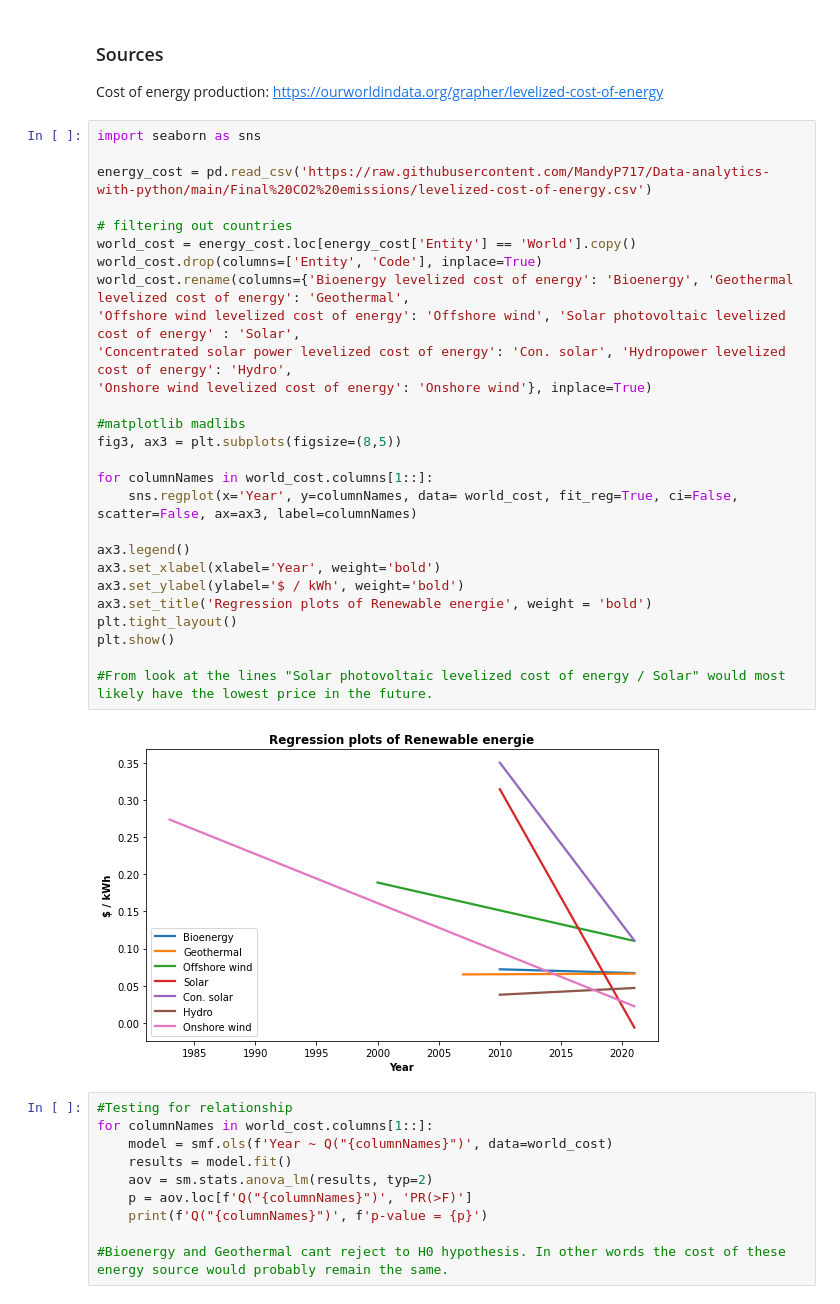
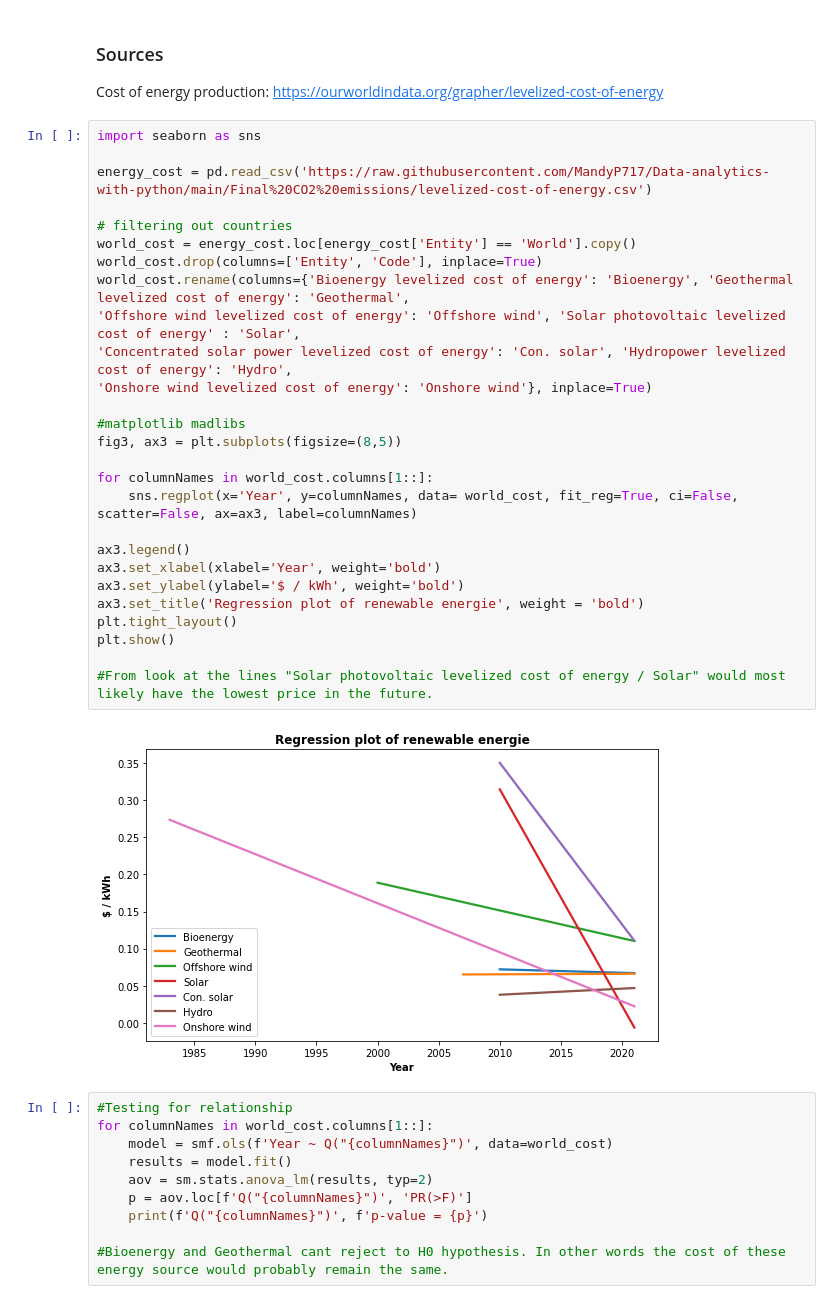
Before and after one commit to MandyP717/Data-analytics-with-python, a Jupyter notebook: Final CO2 emissions/Final assignment.ipynb, the cells around one changed output. Cells and saved outputs as stored; diff of their text form.

```diff
--- a/Final CO2 emissions/Final assignment.ipynb
+++ b/Final CO2 emissions/Final assignment.ipynb
@@ -221,32 +221,32 @@ Cost of energy production: https://ourworldindata.org/grapher/levelized-cost-of-
 # %%
 import seaborn as sns
 
 energy_cost = pd.read_csv('https://raw.githubusercontent.com/MandyP717/Data-analytics-with-python/main/Final%20CO2%20emissions/levelized-cost-of-energy.csv')
 
 # filtering out countries
 world_cost = energy_cost.loc[energy_cost['Entity'] == 'World'].copy()
 world_cost.drop(columns=['Entity', 'Code'], inplace=True)
 world_cost.rename(columns={'Bioenergy levelized cost of energy': 'Bioenergy', 'Geothermal levelized cost of energy': 'Geothermal',
 'Offshore wind levelized cost of energy': 'Offshore wind', 'Solar photovoltaic levelized cost of energy' : 'Solar',
 'Concentrated solar power levelized cost of energy': 'Con. solar', 'Hydropower levelized cost of energy': 'Hydro',
 'Onshore wind levelized cost of energy': 'Onshore wind'}, inplace=True)
 
 #matplotlib madlibs
 fig3, ax3 = plt.subplots(figsize=(8,5))
 
 for columnNames in world_cost.columns[1::]:
     sns.regplot(x='Year', y=columnNames, data= world_cost, fit_reg=True, ci=False, scatter=False, ax=ax3, label=columnNames)
 
 ax3.legend()
 ax3.set_xlabel(xlabel='Year', weight='bold')
 ax3.set_ylabel(ylabel='$ / kWh', weight='bold')
-ax3.set_title('Regression plots of Renewable energie', weight = 'bold')
+ax3.set_title('Regression plot of renewable energie', weight = 'bold')
 plt.tight_layout()
 plt.show()
 
 #From look at the lines "Solar photovoltaic levelized cost of energy / Solar" would most likely have the lowest price in the future.
 # %% [output]
-[figure, old version]
+[figure, new version]
 # %%
 #Testing for relationship
 for columnNames in world_cost.columns[1::]:
```
Also changed, not shown: parts of 3 cells of this notebook.
